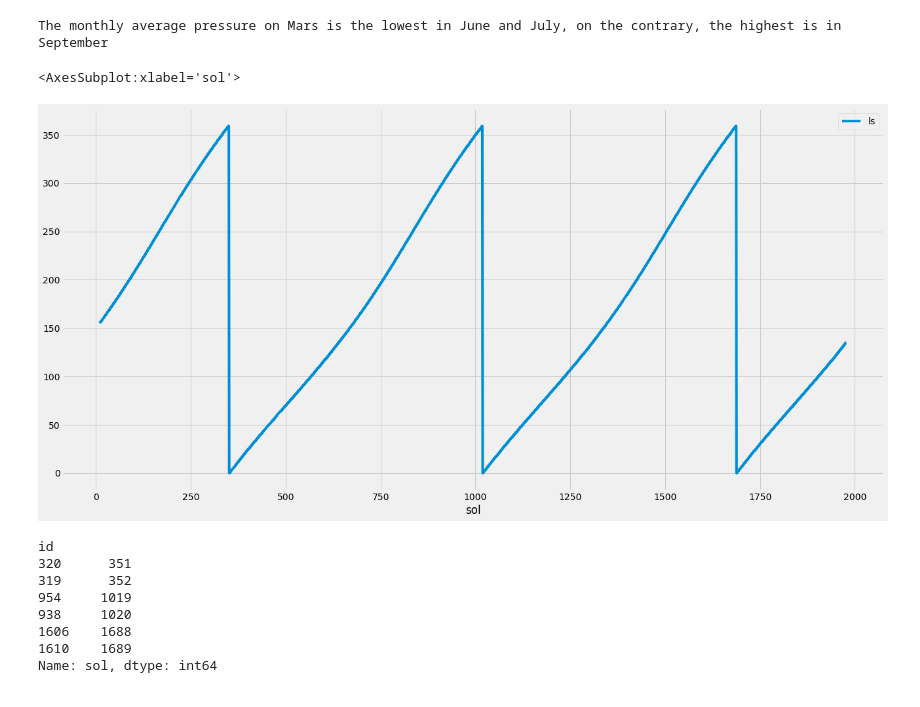
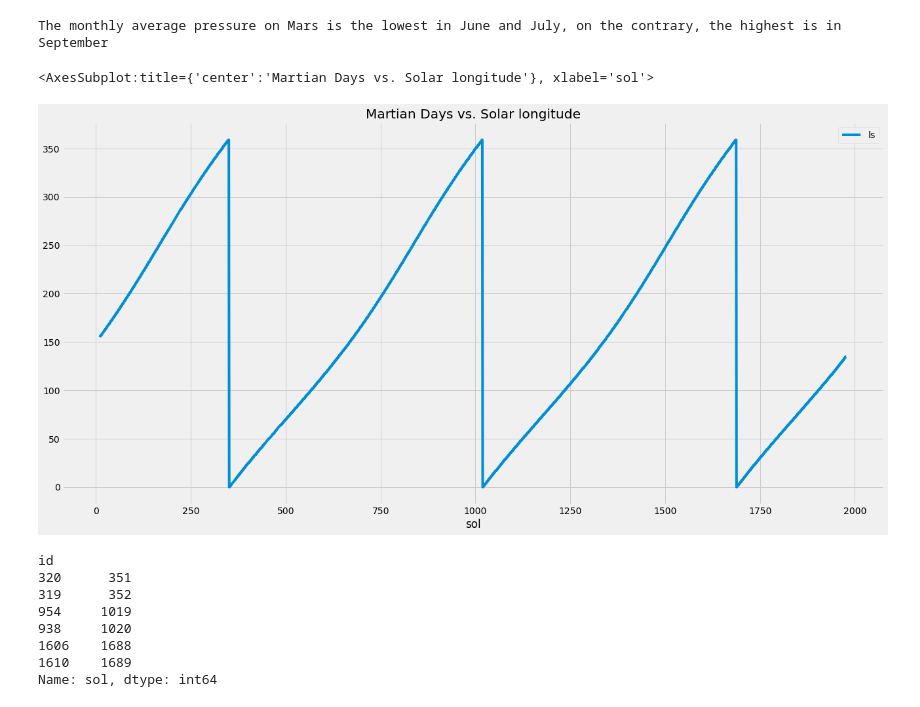
Before and after one commit to yan-ash/scrape_challenge, a Jupyter notebook: mars_data_challenge_part2.ipynb, the cells around one changed output. Saved outputs shown, nothing was run; the diff lists cells and outputs as text; code cells hidden in the pictures.

```diff
--- a/mars_data_challenge_part2.ipynb
+++ b/mars_data_challenge_part2.ipynb
@@ -142,9 +142,9 @@ The monthly average pressure on Mars is the lowest in June and July, on the cont
 # %%
 # when the solar latitude ==0 , finds the pattern
 
 
-df.plot(y = 'ls', x= "sol", figsize=(20,10), )
+df.plot(y = 'ls', x= "sol", figsize=(20,10), title= 'Martian Days vs. Solar longitude')
 # %% [output]
-<AxesSubplot:xlabel='sol'>
+<AxesSubplot:title={'center':'Martian Days vs. Solar longitude'}, xlabel='sol'>
-[figure, old version]
+[figure, new version]
 # %%
```
Also changed, not shown: parts of 1 cell of this notebook.
